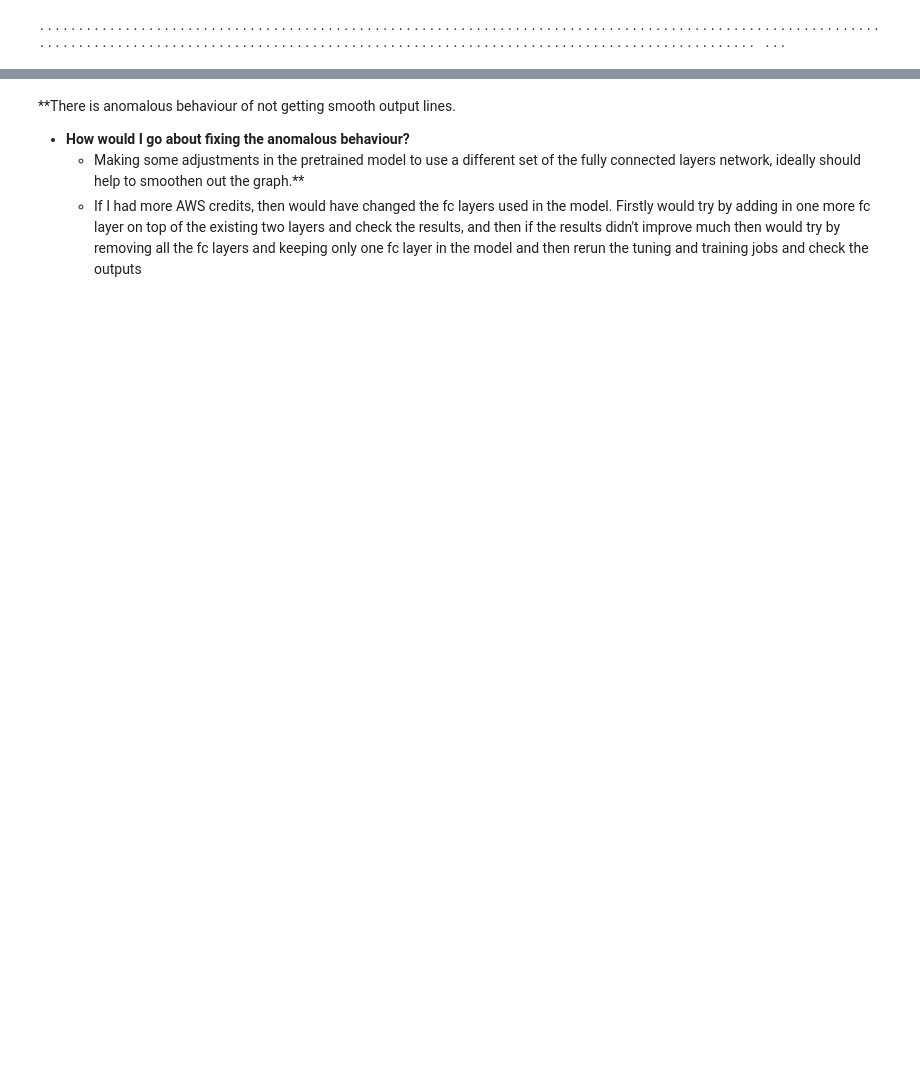
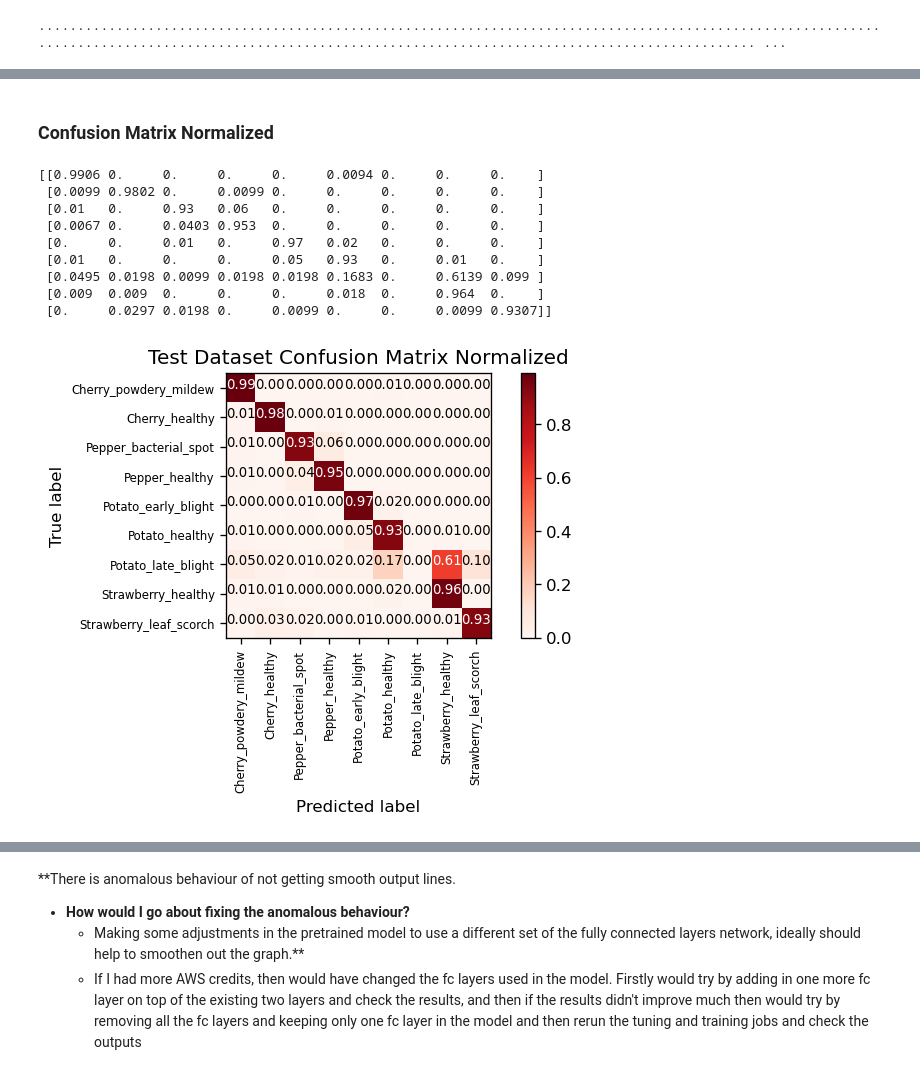
Before and after one commit to Prafull-parmar/AWS-MLE-Capstone-project, a Jupyter notebook: capstone_project.ipynb, the cells around one changed output, grey strips where cells are left out. Cells and saved outputs as stored; diff of their text form; code cells hidden in the pictures; blank space fills up the shorter version.

```diff
--- a/capstone_project.ipynb
+++ b/capstone_project.ipynb
@@ -280,0 +445,15 @@ estimator.fit({'train' : inputs },wait=True)
+# %% [markdown]
+### Confusion Matrix Normalized
+# %%
+plot_confusion_matrix(test_confusion_matrix_norm,class_names,title = "Test Dataset Confusion Matrix Normalized",is_normalized=True)
+# %% [output]
+[[0.9906 0.     0.     0.     0.     0.0094 0.     0.     0.    ]
+ [0.0099 0.9802 0.     0.0099 0.     0.     0.     0.     0.    ]
+ [0.01   0.     0.93   0.06   0.     0.     0.     0.     0.    ]
+ [0.0067 0.     0.0403 0.953  0.     0.     0.     0.     0.    ]
+ [0.     0.     0.01   0.     0.97   0.02   0.     0.     0.    ]
+ [0.01   0.     0.     0.     0.05   0.93   0.     0.01   0.    ]
+ [0.0495 0.0198 0.0099 0.0198 0.0198 0.1683 0.     0.6139 0.099 ]
+ [0.009  0.009  0.     0.     0.     0.018  0.     0.964  0.    ]
+ [0.     0.0297 0.0198 0.     0.0099 0.     0.     0.0099 0.9307]]
+[figure, added]
```
Also changed, not shown: parts of 49 cells of this notebook, 13 other files.
